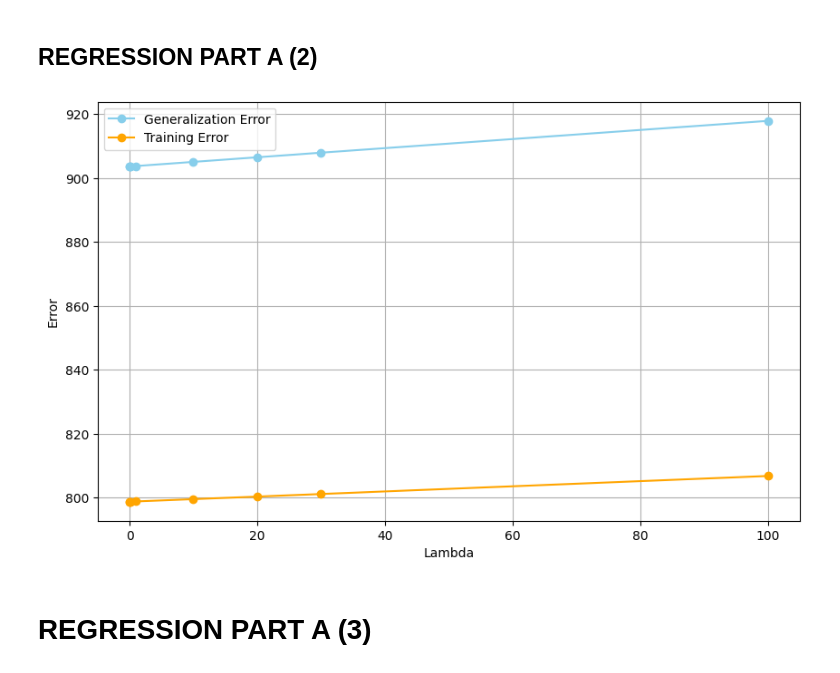
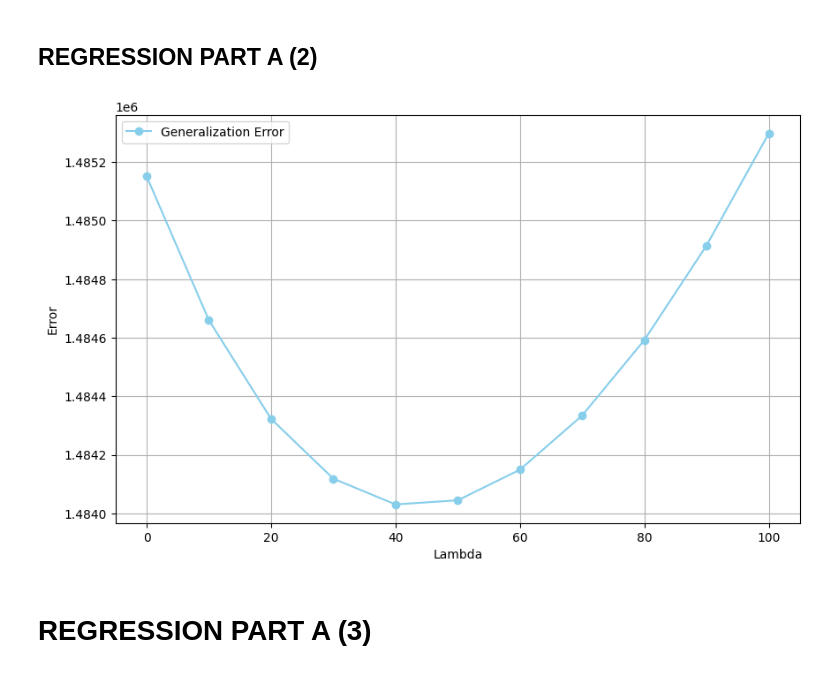
Before and after one commit to alonakonst/ML_project1, a Jupyter notebook: regression.ipynb, the cells around one changed output. Drawn from its saved outputs; the diff is of its cells as text; code cells hidden in the pictures.

```diff
--- a/regression.ipynb
+++ b/regression.ipynb
@@ -18,6 +19,18 @@ Means of X columns [ 2.44487823e-16  1.45428102e-16 -1.33836007e-16 -8.11446654e
  -3.99690168e-15  9.69520678e-17  2.78210281e-16 -8.43061459e-17
  -2.00227096e-16]
 SDs of X columns [1. 1. 1. 1. 1. 1. 1. 1. 1.]
+# %%
+#defining methods to calculate test and train error
+
+def test_error(model, X_test, y_test):
+    y_pred_test = model.predict(X_test)
+    test_error = (sum ([(y_pred - y_true)**2 for y_pred, y_true in zip(y_pred_test, y_test)])) / len(y_test)
+    return test_error
+
+def train_error(model, X_train, y_train):
+    y_pred_train = model.predict(X_train)
+    train_error = (sum([(y_pred - y_true)**2 for y_pred, y_true in zip(y_pred_train, y_train)])) / len(y_train)
+    return train_error
 # %%
 #REGRESSION PART A (1)
 from sklearn.model_selection import train_test_split
@@ -82,27 +95,15 @@ plt.show()
 [figure]
 # %% [markdown]
 ## REGRESSION PART A (2)
-# %%
-#defining methods to calculate test and train error
-
-def test_error(model, X_test, y_test):
-    y_pred_test = model.predict(X_test)
-    test_error = (sum([(abs(y_pred - y_true)) for y_pred, y_true in zip(y_pred_test, y_test)])) / len(y_test)
-    return test_error
-
-def train_error(model, X_train, y_train):
-    y_pred_train = model.predict(X_train)
-    train_error = (sum([(abs(y_pred - y_true)) for y_pred, y_true in zip(y_pred_train, y_train)])) / len(y_train)
-    return train_error
 # %%
 #introducing a regularization parameter lambda, estimating generalization error and calculating test error
 
 from sklearn.model_selection import KFold
 from sklearn.linear_model import Ridge
 
-kf = KFold(n_splits=10)
+kf = KFold(n_splits=10, shuffle=True)
 
-lambda_values = [0, 0.00001, 0.1 , 1,10,20,30,100]
+lambda_values = [0, 10, 20, 30, 40, 50, 60,70,80,90,100]
 lambda_gen_errors = {}
 lambda_train_errors = {}
 
@@ -123,24 +124,25 @@ lambda_error_list = [(lmbda, sum(lambda_gen_errors[lmbda]) / 10) for lmbda in la
 lambda_train_error_list = [(lmbda, sum(lambda_train_errors[lmbda]) / 10) for lmbda in lambda_values]
 # %%
 #plotting generalization error (and test error) as a function of lambda
+#8.1.1
 
 lambda_values_plot, errors = zip(*lambda_error_list)
 _, train_errors = zip(*lambda_train_error_list)
 
 # Plot lambda values vs generalization errors
 plt.figure(figsize=(10, 6))
 plt.plot(lambda_values_plot, errors, 'o-', label='Generalization Error', color='skyblue')
 
 # Plot lambda values vs training errors
-plt.plot(lambda_values_plot, train_errors, 'o-', label='Training Error', color='orange')
+#plt.plot(lambda_values_plot, train_errors, 'o-', label='Training Error', color='orange')
 
 plt.xlabel('Lambda')
 plt.ylabel('Error')
 plt.grid(True)
 plt.legend()
 plt.show()
 # %% [output]
-[figure, old version]
+[figure, new version]
 # %% [markdown]
 # REGRESSION PART A (3)
 # %% [markdown]
```
Also changed, not shown: parts of 9 cells of this notebook.
